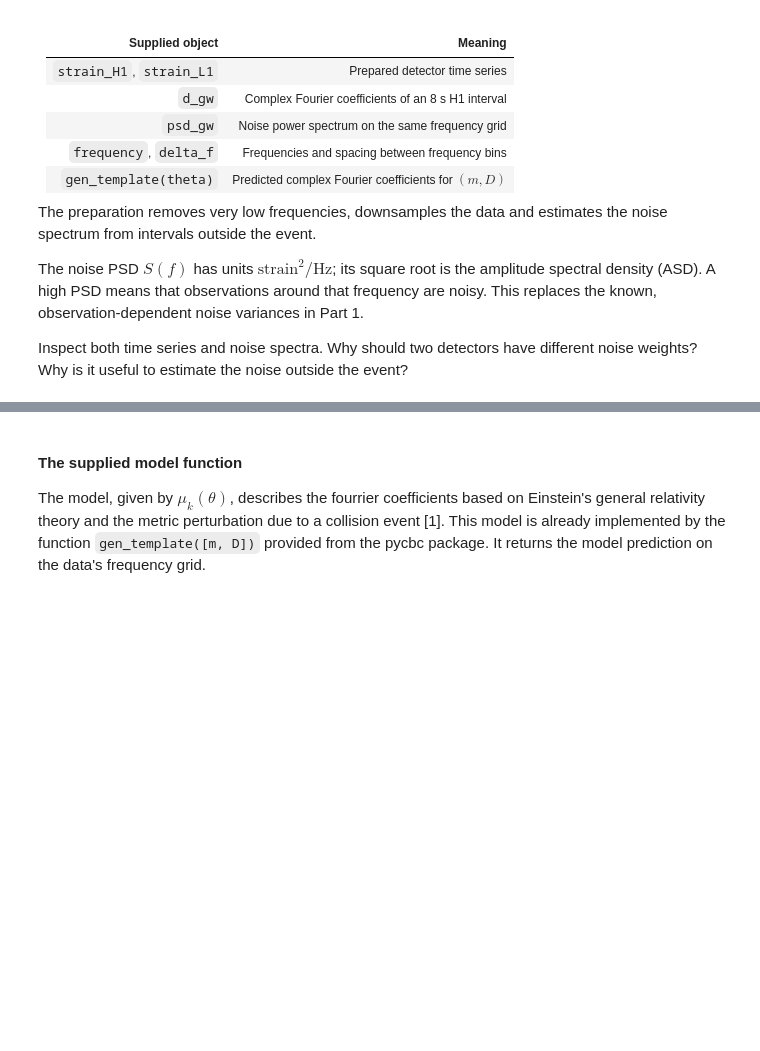
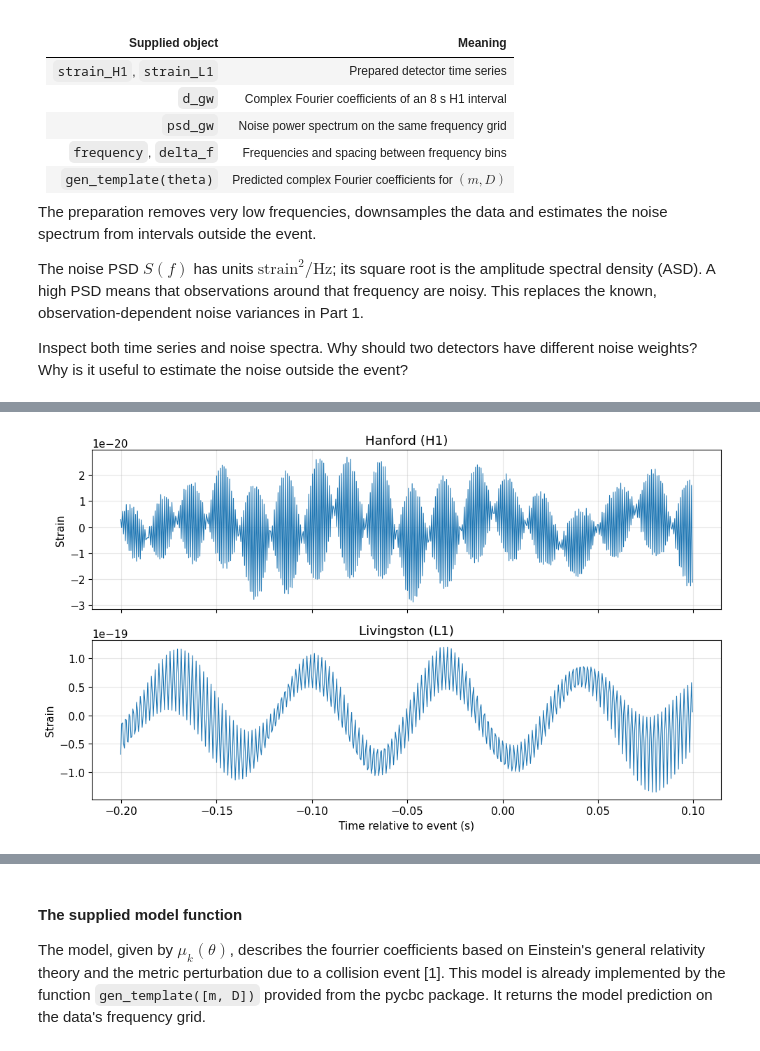
Before and after one commit to Marshhall/Black_Hole_Whispers, a Jupyter notebook: main.ipynb, the cells around one changed output, grey strips where cells are left out. Drawn from its saved outputs; the diff is of its cells as text; code cells hidden in the pictures; blank space fills up the shorter version.

Commit message:
Last plots

```diff
--- a/main.ipynb
+++ b/main.ipynb
@@ -658,0 +662,18 @@ Prepared H1 and L1: 2048 Hz; H1 fit interval 8 s.
+# %%
+fig, axes = plt.subplots(2, 1, figsize=(10, 6), sharex=True)
+
+for ax, strain, name in zip(
+    axes, [strain_H1, strain_L1], ["Hanford (H1)", "Livingston (L1)"]
+):
+    segment = strain.time_slice(EVENT_TIME - 0.2, EVENT_TIME + 0.1)
+    time = np.asarray(segment.sample_times) - EVENT_TIME
+
+    ax.plot(time, np.asarray(segment), linewidth=0.8)
+    ax.set(ylabel="Strain", title=name)
+    ax.grid(alpha=0.3)
+
+axes[-1].set_xlabel("Time relative to event (s)")
+plt.tight_layout()
+plt.show()
+# %% [output]
+[figure, added]
```
Also changed, not shown: parts of 7 cells of this notebook, 1 other file.
